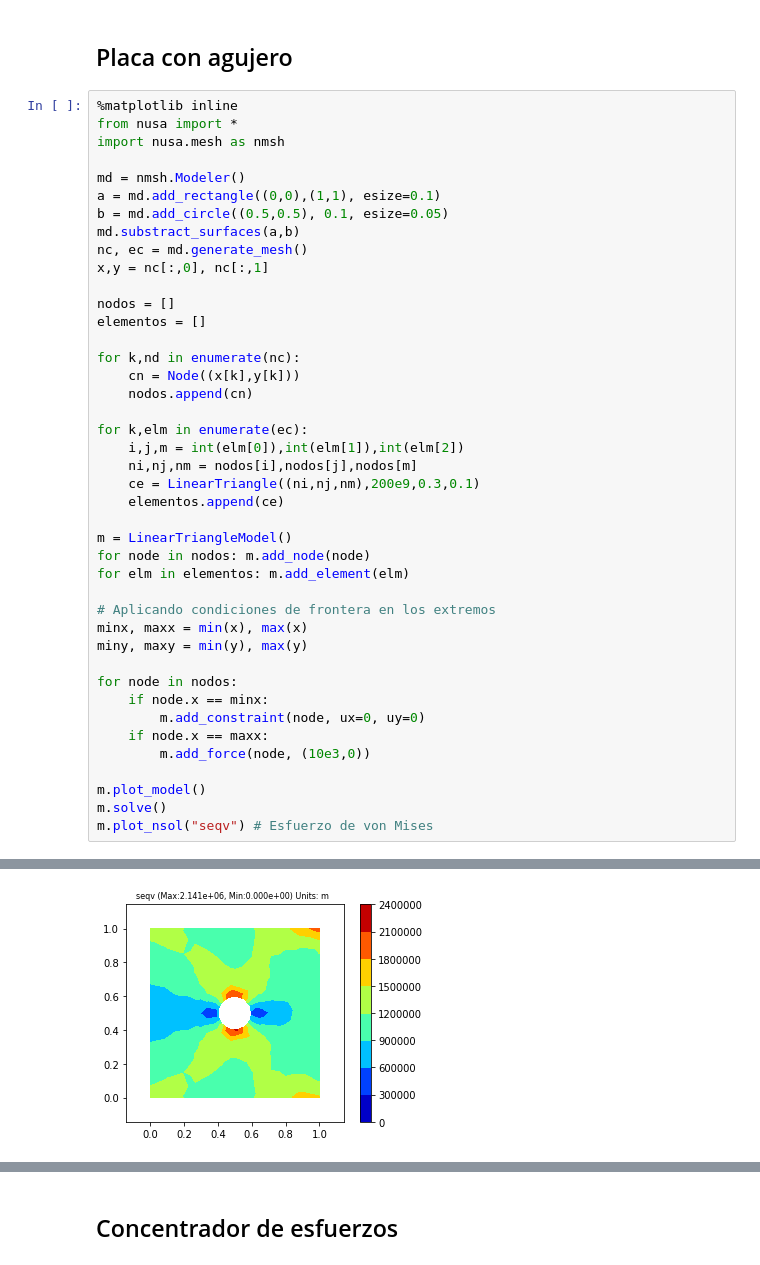
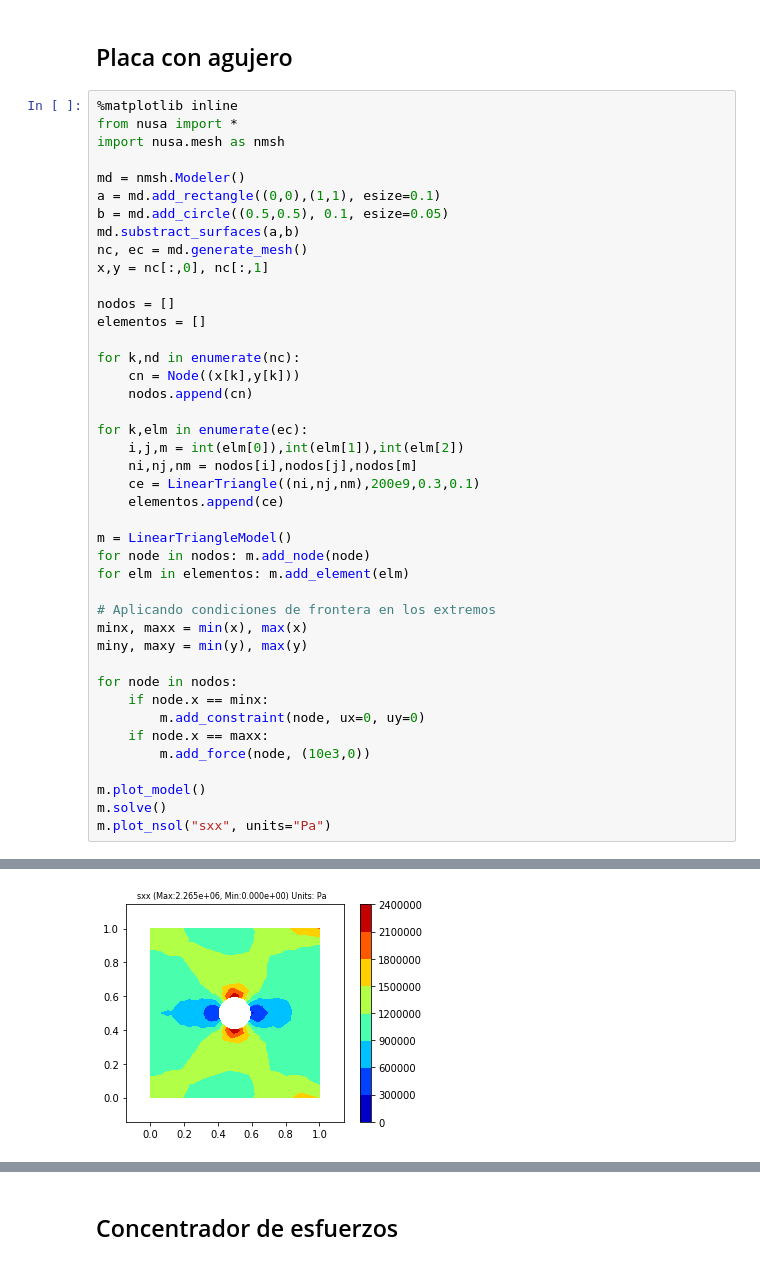
Before and after one commit to JorgeDeLosSantos/nusa, a Jupyter notebook: docs/nusa-info/es/linear-triangle-element.ipynb, the cells around one changed output, grey strips where cells are left out. Saved outputs shown, nothing was run; the diff lists cells and outputs as text.

```diff
--- a/docs/nusa-info/es/linear-triangle-element.ipynb
+++ b/docs/nusa-info/es/linear-triangle-element.ipynb
@@ -185,35 +192,35 @@ nodos = []
 elementos = []
 
 for k,nd in enumerate(nc):
     cn = Node((x[k],y[k]))
     nodos.append(cn)
 
 for k,elm in enumerate(ec):
     i,j,m = int(elm[0]),int(elm[1]),int(elm[2])
     ni,nj,nm = nodos[i],nodos[j],nodos[m]
     ce = LinearTriangle((ni,nj,nm),200e9,0.3,0.1)
     elementos.append(ce)
 
 m = LinearTriangleModel()
 for node in nodos: m.add_node(node)
 for elm in elementos: m.add_element(elm)
 
 # Aplicando condiciones de frontera en los extremos
 minx, maxx = min(x), max(x)
 miny, maxy = min(y), max(y)
 
 for node in nodos:
     if node.x == minx:
         m.add_constraint(node, ux=0, uy=0)
     if node.x == maxx:
         m.add_force(node, (10e3,0))
 
 m.plot_model()
 m.solve()
-m.plot_nsol("seqv") # Esfuerzo de von Mises
+m.plot_nsol("sxx", units="Pa")
 # %% [output]
 [figure]
-[figure, old version]
+[figure, new version]
 # %%
 # Element solution
 m.plot_esol("sxx")
```
Also changed, not shown: parts of 2 cells of this notebook, 5 other files.
